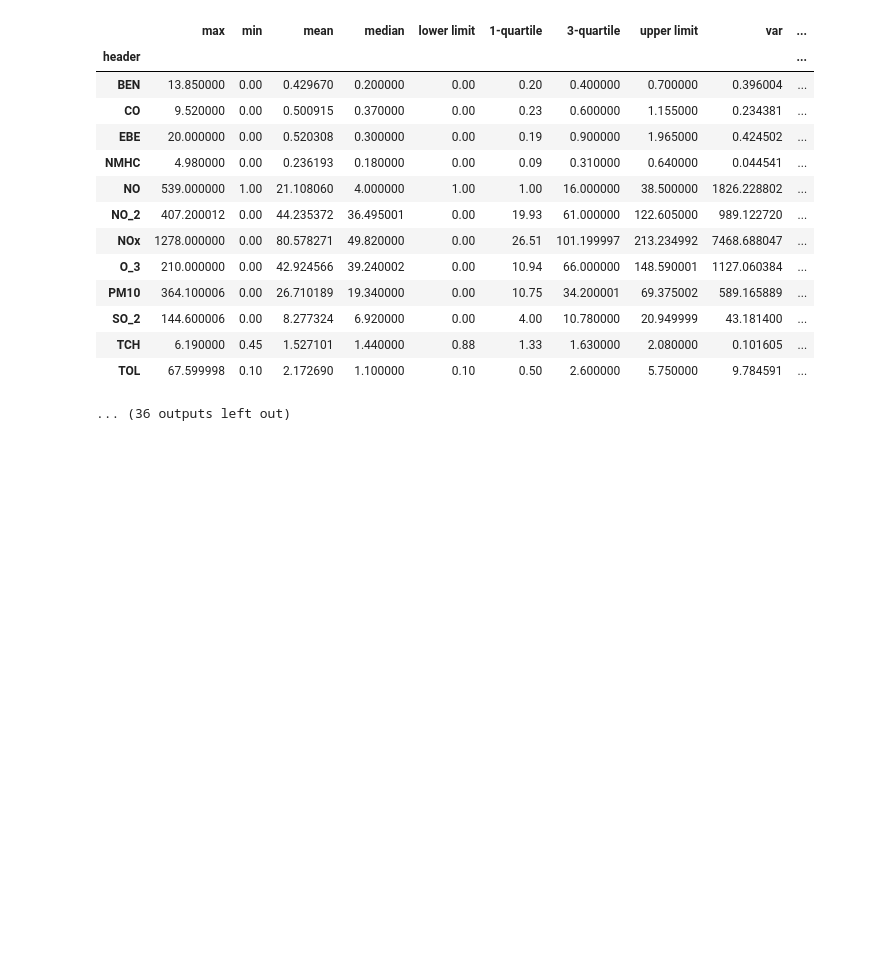
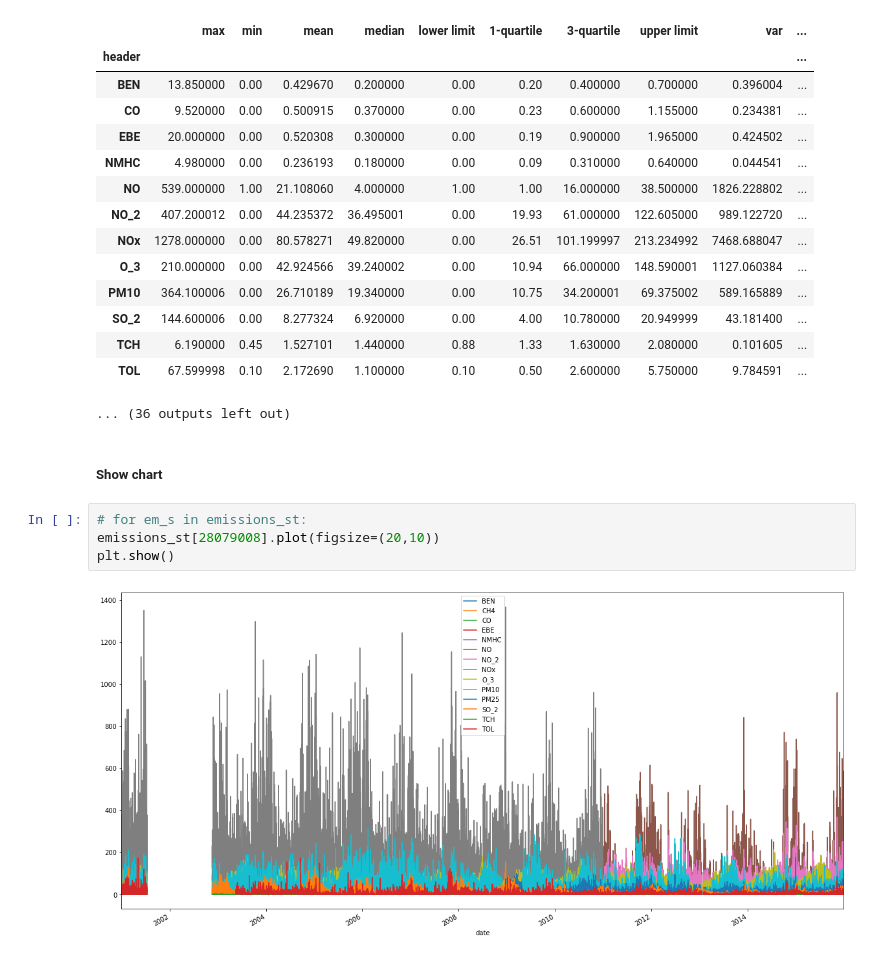
Before and after one commit to patricksferraz/aqw-madrid-data-analysis, a Jupyter notebook: analytics.ipynb, the cells around one changed output. Saved outputs shown, nothing was run; the diff lists cells and outputs as text; blank space fills up the shorter version.

Commit message:
feat(analytics): adds chart plot

```diff
--- a/analytics.ipynb
+++ b/analytics.ipynb
@@ -298,3 +303,11 @@ for em_s in emissions_st:
 | TCH | 6.190000 | 0.45 | 1.527101 | 1.440000 | 0.88 | 1.33 | 1.630000 | 2.080000 | 0.101605 | ... |
 | TOL | 67.599998 | 0.10 | 2.172690 | 1.100000 | 0.10 | 0.50 | 2.600000 | 5.750000 | 9.784591 | ... |
 ... (36 outputs left out)
+# %% [markdown]
+##### Show chart
+# %%
+# for em_s in emissions_st:
+emissions_st[28079008].plot(figsize=(20,10))
+plt.show()
+# %% [output]
+[figure, added]
```
Also changed, not shown: parts of 3 cells of this notebook.
